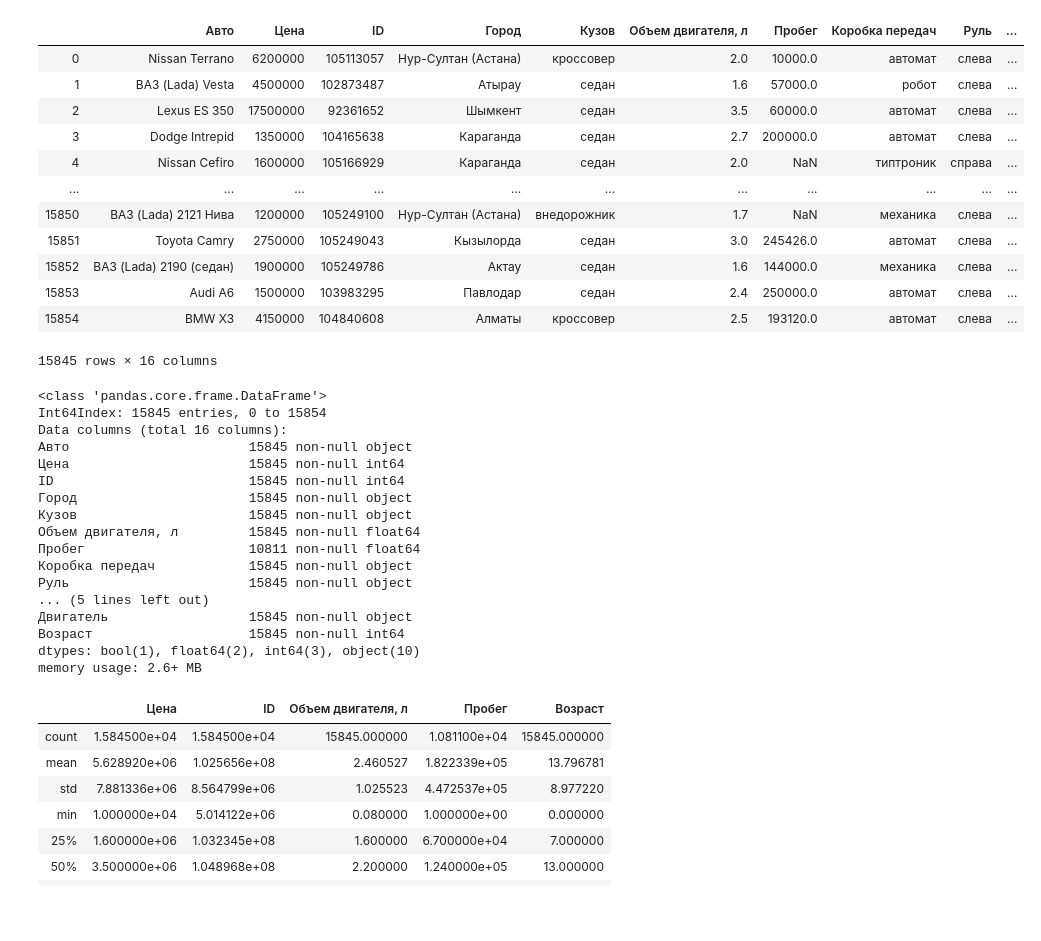
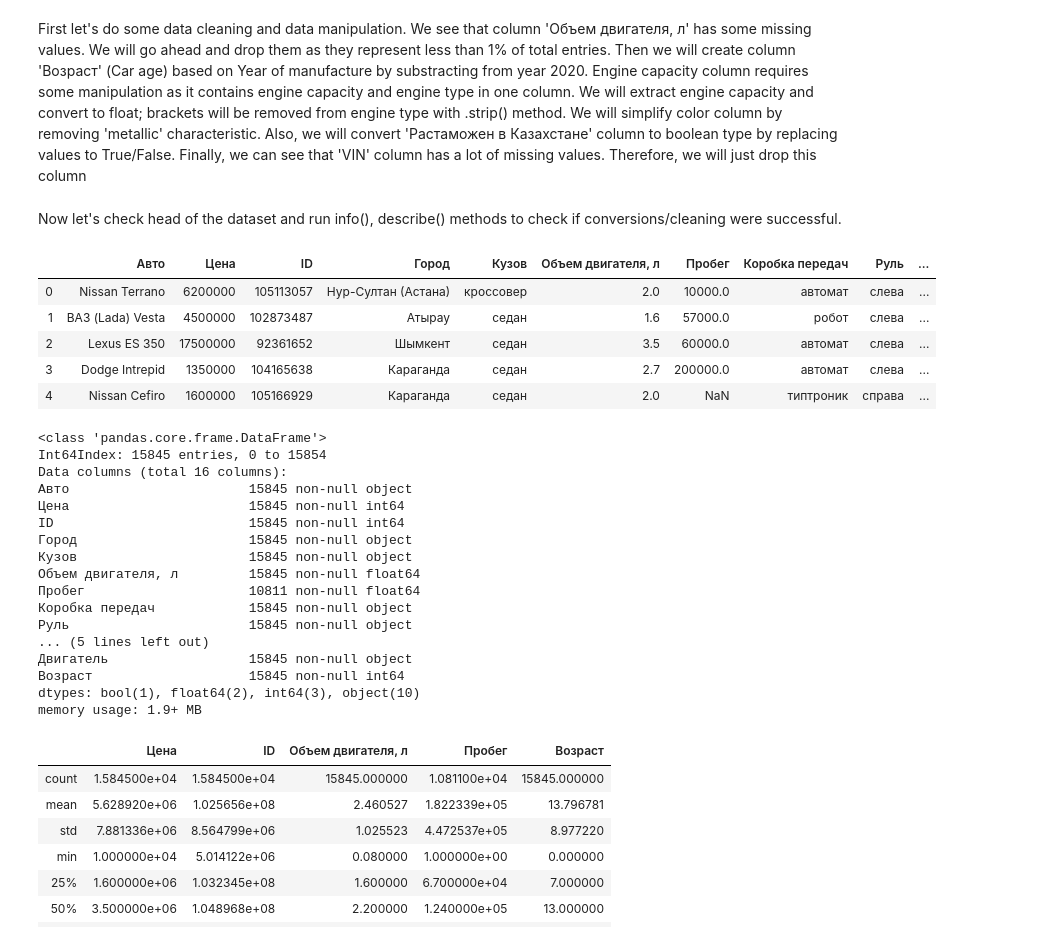
Before and after one commit to bakhtiyar-s/Kolesa.kz-EDA, a Jupyter notebook: Kolesa.kz exploratory data analysis.ipynb, the cells around one changed output. Saved outputs shown, nothing was run; the diff lists cells and outputs as text; code cells hidden in the pictures; blank space fills up the shorter version.

```diff
--- a/Kolesa.kz exploratory data analysis.ipynb
+++ b/Kolesa.kz exploratory data analysis.ipynb
@@ -65,2 +37,4 @@ data = data.join(attibutes)
 # %%
-# data.to_excel(r'C:\Users\ecws\Desktop\Udemy\Kolesa3.xlsx', index = False)
+# read dataset and display first 5 rows
+data = pd.read_excel(r'C:\Users\ecws\Desktop\Udemy\Kolesa_data.xlsx')
+data.head()
@@ -67,2 +47,0 @@ data = data.join(attibutes)
-# %%
-data = pd.read_excel(r'C:\Users\ecws\Desktop\Udemy\Kolesa2.xlsx')
@@ -72,3 +68,5 @@ data = pd.read_excel(r'C:\Users\ecws\Desktop\Udemy\Kolesa2.xlsx')
+# %% [markdown]
+First let's do some data cleaning and data manipulation. We see that column 'Объем двигателя, л' has some missing values. We will go ahead and drop them as they represent less than 1% of total entries. Then we will create column 'Возраст' (Car age) based on Year of manufacture by substracting from year 2020. Engine capacity column requires some manipulation as it contains engine capacity and engine type in one column. We will extract engine capacity and convert to float; brackets will be removed from engine type with .strip() method. We will simplify color column by removing 'metallic' characteristic. Also, we will convert 'Растаможен в Казахстане' column to boolean type by replacing values to True/False. Finally, we can see that 'VIN' column has a lot of missing values. Therefore, we will just drop this column
 # %%
 data.dropna(axis=0, how='any', subset = ['Объем двигателя, л'], inplace = True)
 data['Возраст'] = 2020 - data['Год выпуска']
@@ -78,22 +76,17 @@ data['Двигатель'] = new[1].str.strip('()')
 data['Цвет'] = data['Цвет'].str.split(" ", n = 1, expand = True)[0]
 data['Растаможен в Казахстане'] = data['Растаможен в Казахстане'].replace({'Да': True, 'Нет': False})
 data.drop(axis=1, columns=['VIN', 'Год выпуска'], inplace=True)
+# %% [markdown]
+Now let's check head of the dataset and run info(), describe() methods to check if conversions/cleaning were successful.
 # %%
-data
+data.head()
 # %% [output]
 |  | Авто | Цена | ID | Город | Кузов | Объем двигателя, л | Пробег | Коробка передач | Руль | ... |
 | 0 | Nissan Terrano | 6200000 | 105113057 | Нур-Султан (Астана) | кроссовер | 2.0 | 10000.0 | автомат | слева | ... |
 | 1 | ВАЗ (Lada) Vesta | 4500000 | 102873487 | Атырау | седан | 1.6 | 57000.0 | робот | слева | ... |
 | 2 | Lexus ES 350 | 17500000 | 92361652 | Шымкент | седан | 3.5 | 60000.0 | автомат | слева | ... |
 | 3 | Dodge Intrepid | 1350000 | 104165638 | Караганда | седан | 2.7 | 200000.0 | автомат | слева | ... |
 | 4 | Nissan Cefiro | 1600000 | 105166929 | Караганда | седан | 2.0 | NaN | типтроник | справа | ... |
-| ... | ... | ... | ... | ... | ... | ... | ... | ... | ... | ... |
-| 15850 | ВАЗ (Lada) 2121 Нива | 1200000 | 105249100 | Нур-Султан (Астана) | внедорожник | 1.7 | NaN | механика | слева | ... |
-| 15851 | Toyota Camry | 2750000 | 105249043 | Кызылорда | седан | 3.0 | 245426.0 | автомат | слева | ... |
-| 15852 | ВАЗ (Lada) 2190 (седан) | 1900000 | 105249786 | Актау | седан | 1.6 | 144000.0 | механика | слева | ... |
-| 15853 | Audi A6 | 1500000 | 103983295 | Павлодар | седан | 2.4 | 250000.0 | автомат | слева | ... |
-| 15854 | BMW X3 | 4150000 | 104840608 | Алматы | кроссовер | 2.5 | 193120.0 | автомат | слева | ... |
-15845 rows × 16 columns
 # %%
 data.info()
 # %% [output]
@@ -113,7 +106,7 @@ ID                         15845 non-null int64
 Двигатель                  15845 non-null object
 Возраст                    15845 non-null int64
 dtypes: bool(1), float64(2), int64(3), object(10)
-memory usage: 2.6+ MB
+memory usage: 1.9+ MB
 # %%
 data.describe()
 # %% [output]
```
Also changed, not shown: parts of 33 cells of this notebook.
